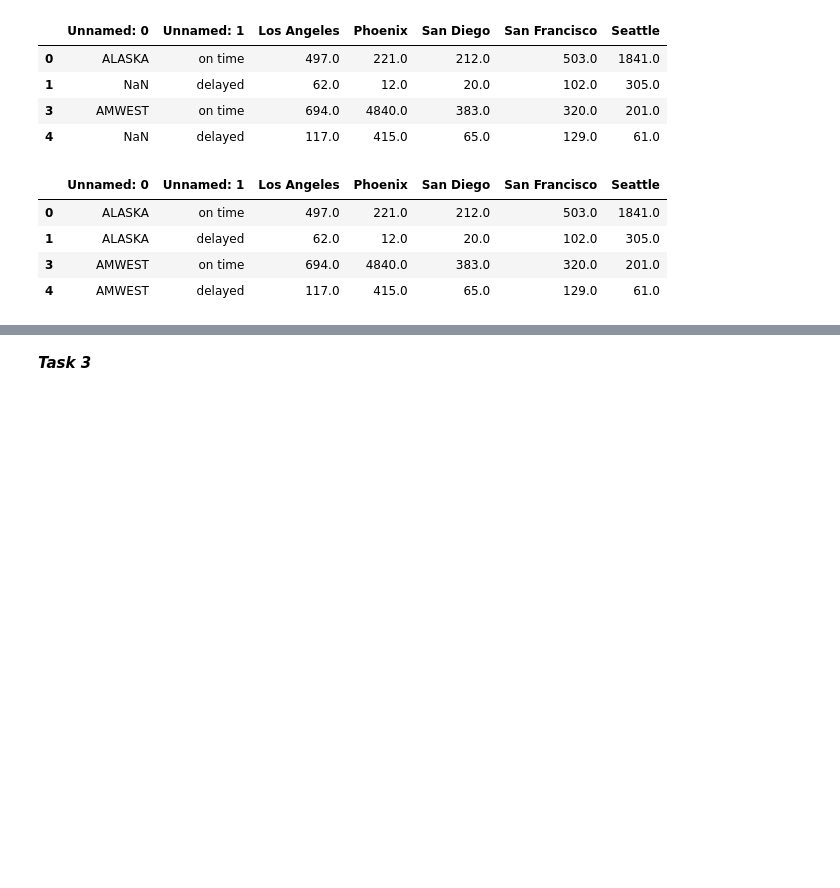
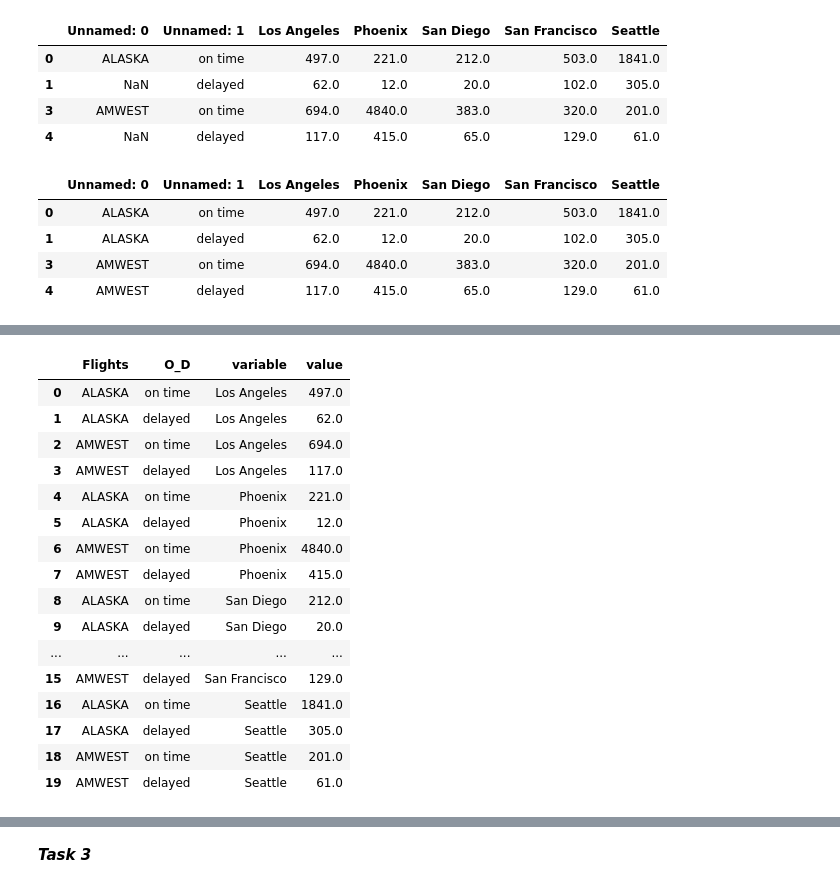
Before and after one commit to ak47m1a1/DBDA-python, a Jupyter notebook: R_Li_w9_assn.ipynb, the cells around one changed output, grey strips where cells are left out. Saved outputs shown, nothing was run; the diff lists cells and outputs as text; code cells hidden in the pictures; blank space fills up the shorter version.

```diff
--- a/R_Li_w9_assn.ipynb
+++ b/R_Li_w9_assn.ipynb
@@ -27,8 +28,8 @@ aa1
 | 3 | AMWEST | on time | 694.0 | 4840.0 | 383.0 | 320.0 | 201.0 |
 | 4 | NaN | delayed | 117.0 | 415.0 | 65.0 | 129.0 | 61.0 |
 # %%
-#Replace NaN with a space
-aa2=aa1.fillna("ffill")
+#use ffill to replace NaN to previous name
+aa2=aa1.fillna(method='ffill')
 aa2
 # %% [output]
 |  | Unnamed: 0 | Unnamed: 1 | Los Angeles | Phoenix | San Diego | San Francisco | Seattle |
@@ -36,3 +37,7 @@ aa2
 | 1 | ALASKA | delayed | 62.0 | 12.0 | 20.0 | 102.0 | 305.0 |
 | 3 | AMWEST | on time | 694.0 | 4840.0 | 383.0 | 320.0 | 201.0 |
 | 4 | AMWEST | delayed | 117.0 | 415.0 | 65.0 | 129.0 | 61.0 |
+# %%
+#change columns' names
+aa2.columns=['Flights', 'O_D','Los Angeles','Phoenix','San Diego','San Francisco','Seattle']
+aa2
@@ -38,0 +50,4 @@ aa2
+# %%
+#change index number
+aa2.rename(index={3:2,4:3},inplace=True)
+aa2
@@ -38,0 +60,22 @@ aa2
+# %%
+#using melt function change wide to long format
+aa3=pd.melt(aa2,id_vars=['Flights','O_D'],value_vars=['Los Angeles','Phoenix','San Diego','San Francisco','Seattle'])
+aa3
+# %% [output]
+|  | Flights | O_D | variable | value |
+| 0 | ALASKA | on time | Los Angeles | 497.0 |
+| 1 | ALASKA | delayed | Los Angeles | 62.0 |
+| 2 | AMWEST | on time | Los Angeles | 694.0 |
+| 3 | AMWEST | delayed | Los Angeles | 117.0 |
+| 4 | ALASKA | on time | Phoenix | 221.0 |
+| 5 | ALASKA | delayed | Phoenix | 12.0 |
+| 6 | AMWEST | on time | Phoenix | 4840.0 |
+| 7 | AMWEST | delayed | Phoenix | 415.0 |
+| 8 | ALASKA | on time | San Diego | 212.0 |
+| 9 | ALASKA | delayed | San Diego | 20.0 |
+| ... | ... | ... | ... | ... |
+| 15 | AMWEST | delayed | San Francisco | 129.0 |
+| 16 | ALASKA | on time | Seattle | 1841.0 |
+| 17 | ALASKA | delayed | Seattle | 305.0 |
+| 18 | AMWEST | on time | Seattle | 201.0 |
+| 19 | AMWEST | delayed | Seattle | 61.0 |
```
Also changed, not shown: parts of 24 cells of this notebook.
